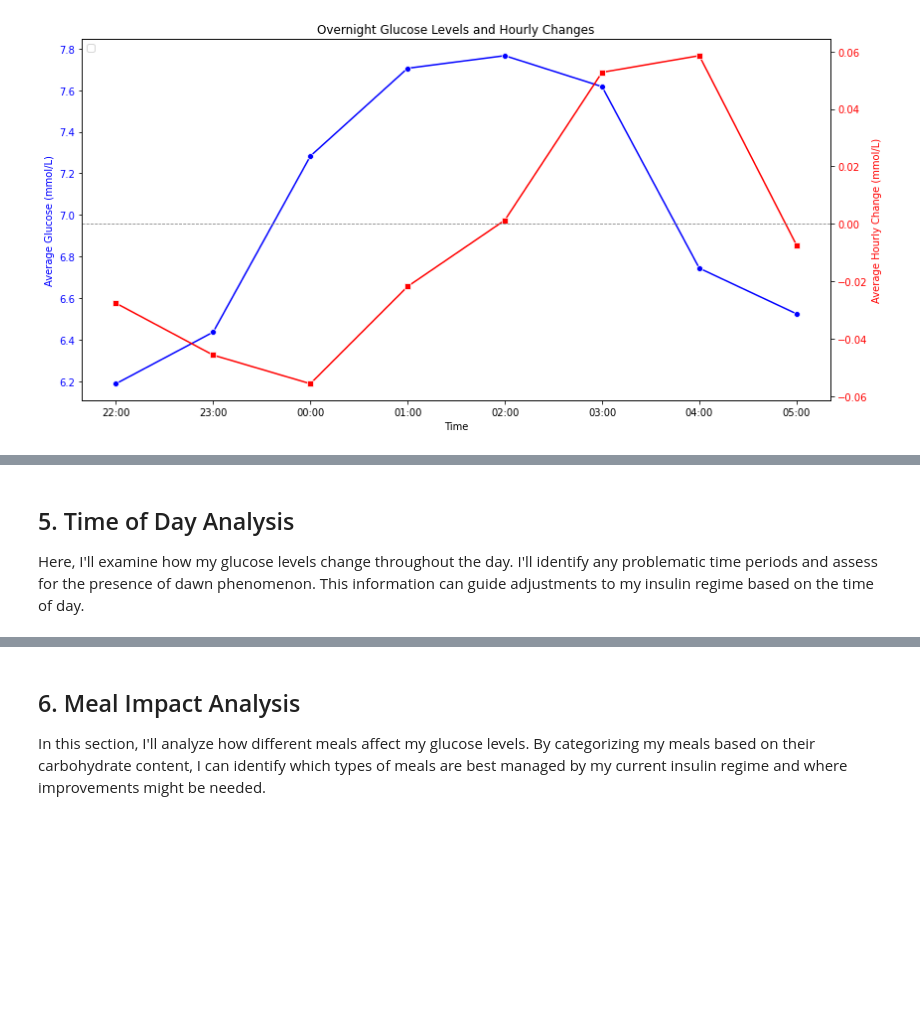
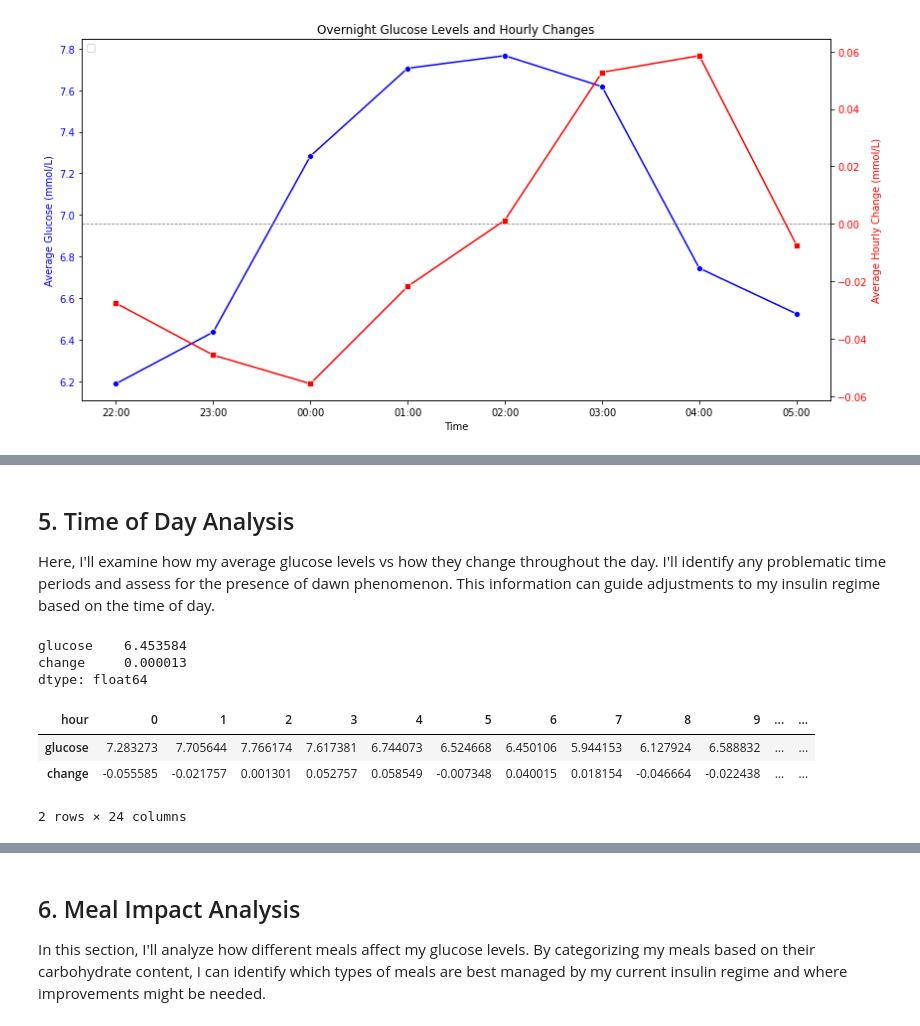
Before and after one commit to Warren8824/simple-glucose-analysis, a Jupyter notebook: glucose_analysis.ipynb, the cells around one changed output, grey strips where cells are left out. Drawn from its saved outputs; the diff is of its cells as text; code cells hidden in the pictures; blank space fills up the shorter version.

```diff
--- a/glucose_analysis.ipynb
+++ b/glucose_analysis.ipynb
@@ -917,3 +919,17 @@ From 2 AM to 5 AM, my rate of change becomes positive, indicating a stronger daw
 # %% [markdown]
 ## 5. Time of Day Analysis
-Here, I'll examine how my glucose levels change throughout the day. I'll identify any problematic time periods and assess for the presence of dawn phenomenon. This information can guide adjustments to my insulin regime based on the time of day.
+Here, I'll examine how my average glucose levels vs how they change throughout the day. I'll identify any problematic time periods and assess for the presence of dawn phenomenon. This information can guide adjustments to my insulin regime based on the time of day.
+# %%
+recent_df[['glucose', 'change']].mean()
+# %% [output]
+glucose    6.453584
+change     0.000013
+dtype: float64
+# %%
+hourly_glucose = recent_df.groupby('hour')[['glucose', 'change']].mean()  # Show mean values for glucose and 5 minute change in mmol/L
+hourly_glucose.T # Transpose the values in order to visualise both overall and hourly together
+# %% [output]
+| hour | 0 | 1 | 2 | 3 | 4 | 5 | 6 | 7 | 8 | 9 | ... | ... |
+| glucose | 7.283273 | 7.705644 | 7.766174 | 7.617381 | 6.744073 | 6.524668 | 6.450106 | 5.944153 | 6.127924 | 6.588832 | ... | ... |
+| change | -0.055585 | -0.021757 | 0.001301 | 0.052757 | 0.058549 | -0.007348 | 0.040015 | 0.018154 | -0.046664 | -0.022438 | ... | ... |
+2 rows × 24 columns
```
Also changed, not shown: parts of 40 cells of this notebook.
